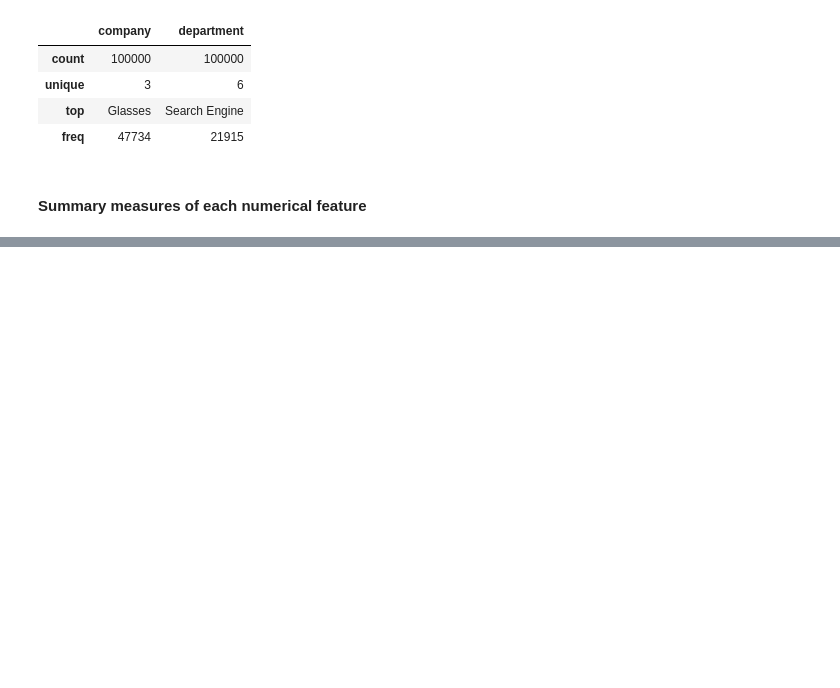
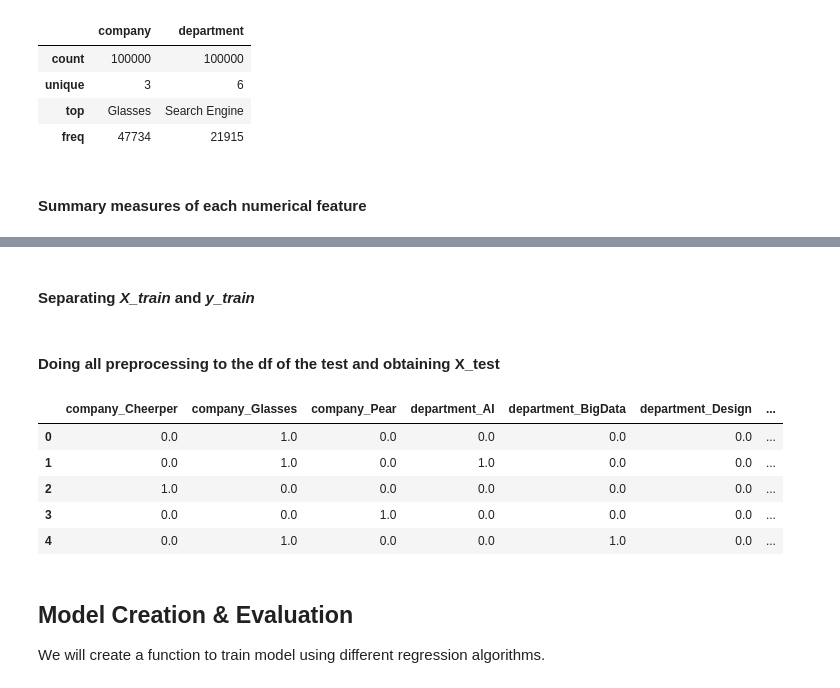
Before and after one commit to SamuelJabes/Employee_Salary_Prediction, a Jupyter notebook: model.ipynb, the cells around one changed output, grey strips where cells are left out. Saved outputs shown, nothing was run; the diff lists cells and outputs as text; code cells hidden in the pictures; blank space fills up the shorter version.

```diff
--- a/model.ipynb
+++ b/model.ipynb
@@ -28,6 +39,7 @@ import matplotlib.pyplot as plt
 Taking a look in our training dataset and getting more familiar with it. Remember that the training dataset and test dataset are already separated.
 # %%
 df_train = pd.read_csv('train.csv')
+df_test = pd.read_csv('test.csv')
 # %% [markdown]
 Looking at the first five examples of the dataset.
 # %%
@@ -133,0 +243,2 @@ Also, we know that the others features (which are numerical) are having **high d
+# %% [markdown]
+#### Separating _X_train_ and _y_train_
@@ -133,0 +249,32 @@ Also, we know that the others features (which are numerical) are having **high d
+# %% [markdown]
+#### Doing all preprocessing to the df of the test and obtaining X_test
+# %%
+# drop id
+df_test = df_test.drop(columns='id')
+
+# separate the numerical features and categorical features
+num_feat_test = df_test.drop(columns=['company', 'department'])
+cat_feat_test = df_test.loc[:, ['company', 'department']]
+
+# OneHotEncoder
+enc_test = OneHotEncoder(handle_unknown='ignore')
+enc_test_df = pd.DataFrame(enc_test.fit_transform(cat_feat_test[['company', 'department']]).toarray(), columns=enc_test.get_feature_names(['company', 'department']))
+
+# Feature scaling
+num_feat_norm_test = scaler.fit_transform(num_feat_test)
+feat_norm_df_test = pd.DataFrame(num_feat_norm_test, columns=num_feat_test.columns)
+
+# concatenating the df's of preprocessed numerical and categorical features of test
+X_test = pd.concat([enc_test_df, feat_norm_df_test], axis=1)
+X_test.head()
+# %% [output]
+|  | company_Cheerper | company_Glasses | company_Pear | department_AI | department_BigData | department_Design | ... |
+| 0 | 0.0 | 1.0 | 0.0 | 0.0 | 0.0 | 0.0 | ... |
+| 1 | 0.0 | 1.0 | 0.0 | 1.0 | 0.0 | 0.0 | ... |
+| 2 | 1.0 | 0.0 | 0.0 | 0.0 | 0.0 | 0.0 | ... |
+| 3 | 0.0 | 0.0 | 1.0 | 0.0 | 0.0 | 0.0 | ... |
+| 4 | 0.0 | 1.0 | 0.0 | 0.0 | 1.0 | 0.0 | ... |
+# %% [markdown]
+## Model Creation & Evaluation
+
+We will create a function to train model using different regression algorithms.
```
Also changed, not shown: parts of 19 cells of this notebook.
